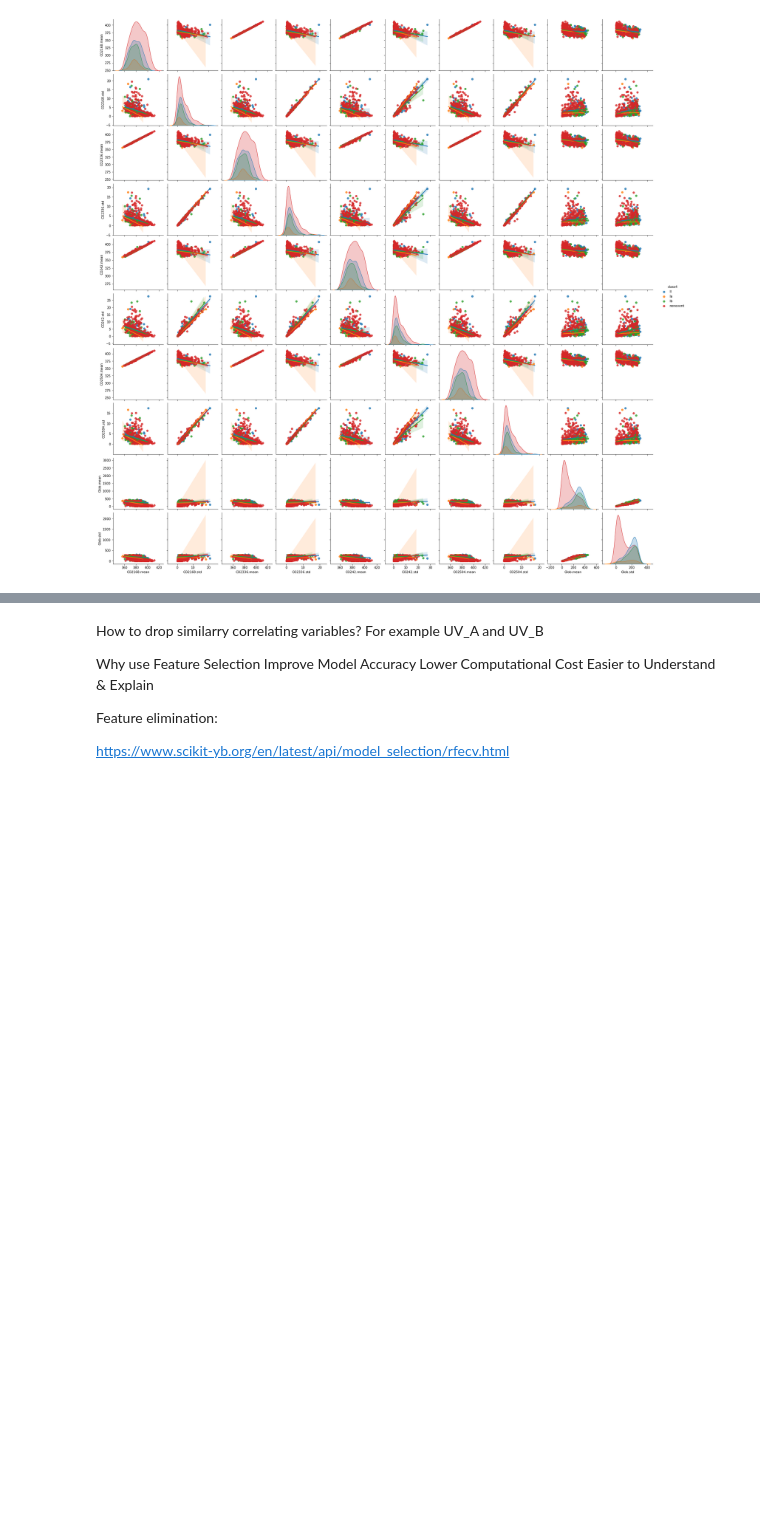
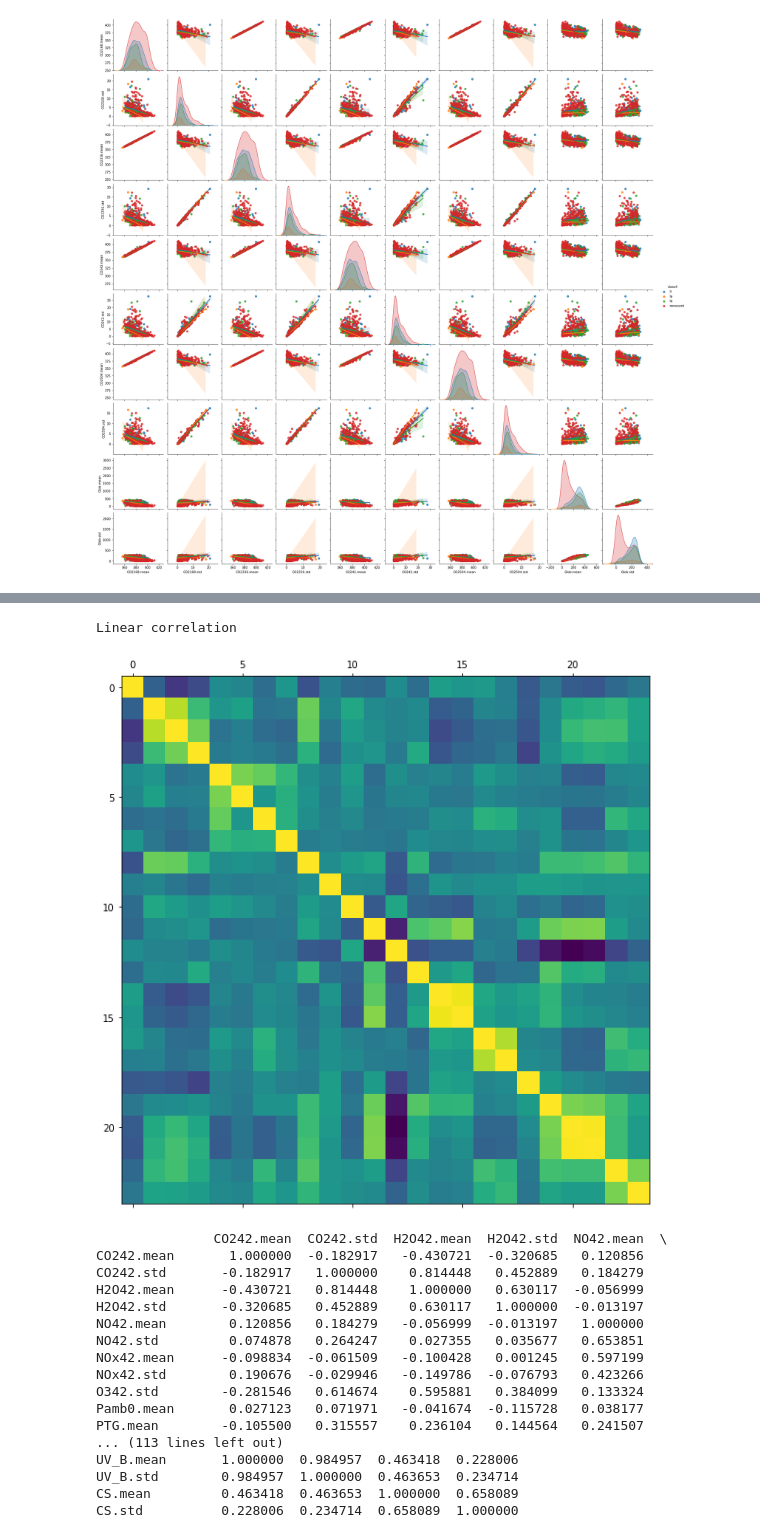
Before and after one commit to mikaelfr/ML-Intro, a Jupyter notebook: Miika/jupyter-notebook/data-exploration.ipynb, the cells around one changed output, grey strips where cells are left out. Drawn from its saved outputs; the diff is of its cells as text; code cells hidden in the pictures; blank space fills up the shorter version.

```diff
--- a/Miika/jupyter-notebook/data-exploration.ipynb
+++ b/Miika/jupyter-notebook/data-exploration.ipynb
@@ -107,12 +270,38 @@ X.corr()
-# %% [markdown]
-How to drop similarry correlating variables? For example UV_A and UV_B
-
-Why use Feature Selection
-Improve Model Accuracy
-Lower Computational Cost
-Easier to Understand & Explain
-
-Feature elimination:
-
-https://www.scikit-yb.org/en/latest/api/model_selection/rfecv.html
+# %%
+#Y_colors_bin_events = [color(y) for y in Y_bin_events_only]
+
+#pca = PCA(n_components=2).fit_transform(X_scaled_events_only)
+#plt.scatter(pca[:,0],pca[:,1],color=Y_colors_bin_events )
+
+
+print('Linear correlation')
+plt.figure(figsize=(10,10))
+corr_pearson = X_events_only.corr(method='pearson')
+plt.matshow(corr_pearson, fignum=1)
+plt.show()
+
+
+
+with pd.option_context('display.max_rows', None, 'display.max_columns', None):  # more options can be specified also
+    print(corr_pearson)
+# %% [output]
+Linear correlation
+[figure, added]
+               CO242.mean  CO242.std  H2O42.mean  H2O42.std  NO42.mean  \
+CO242.mean       1.000000  -0.182917   -0.430721  -0.320685   0.120856
+CO242.std       -0.182917   1.000000    0.814448   0.452889   0.184279
+H2O42.mean      -0.430721   0.814448    1.000000   0.630117  -0.056999
+H2O42.std       -0.320685   0.452889    0.630117   1.000000  -0.013197
+NO42.mean        0.120856   0.184279   -0.056999  -0.013197   1.000000
+NO42.std         0.074878   0.264247    0.027355   0.035677   0.653851
+NOx42.mean      -0.098834  -0.061509   -0.100428   0.001245   0.597199
+NOx42.std        0.190676  -0.029946   -0.149786  -0.076793   0.423266
+O342.std        -0.281546   0.614674    0.595881   0.384099   0.133324
+Pamb0.mean       0.027123   0.071971   -0.041674  -0.115728   0.038177
+PTG.mean        -0.105500   0.315557    0.236104   0.144564   0.241507
+... (113 lines left out)
+UV_B.mean       1.000000  0.984957  0.463418  0.228006
+UV_B.std        0.984957  1.000000  0.463653  0.234714
+CS.mean         0.463418  0.463653  1.000000  0.658089
+CS.std          0.228006  0.234714  0.658089  1.000000
 # %%
```
Also changed, not shown: parts of 7 cells of this notebook, 2 other files.
